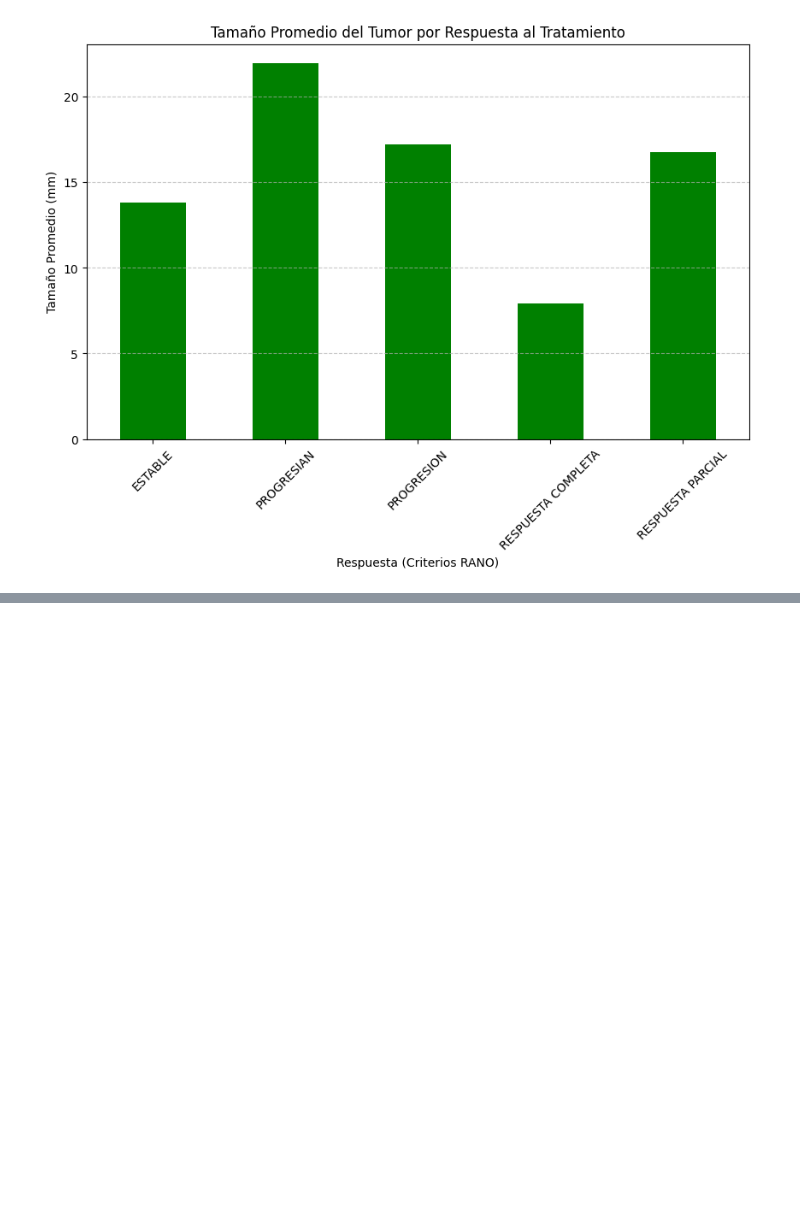
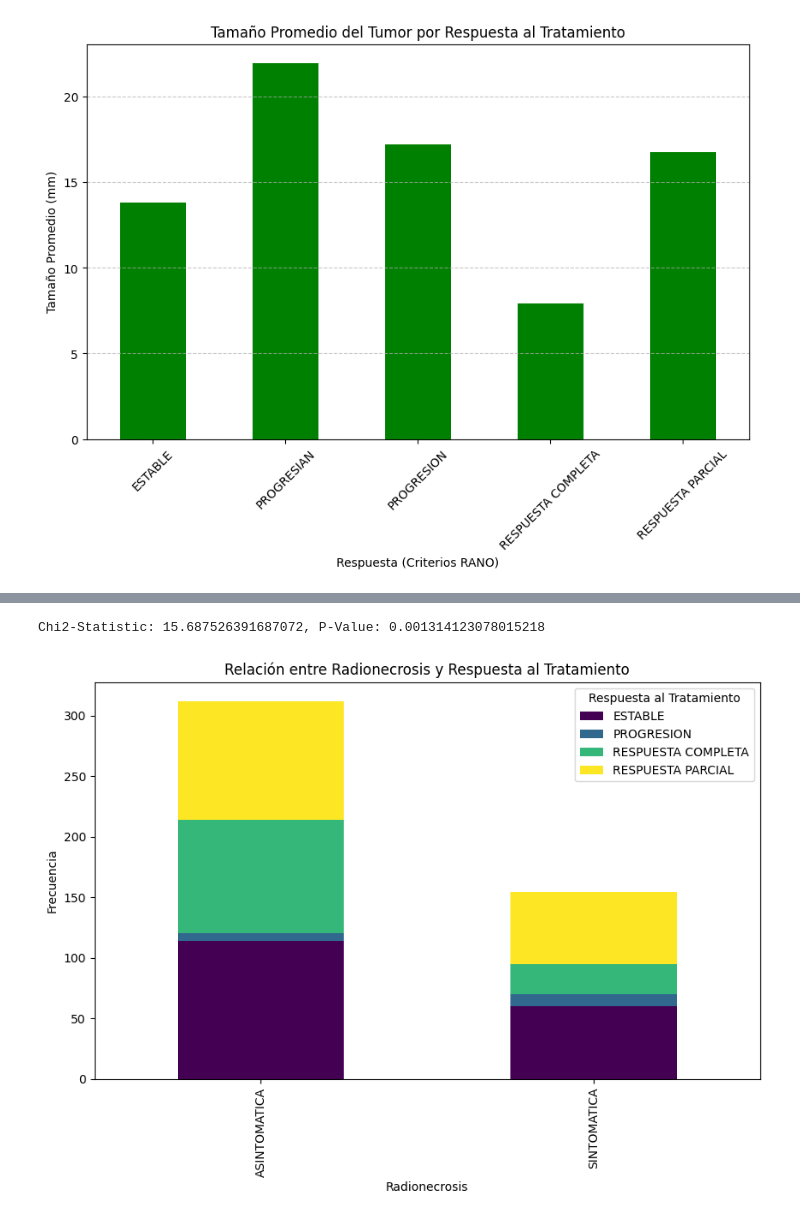
Before and after one commit to AngelTroncoso/TratamientoOncologico, a Jupyter notebook: Angel.ipynb, the cells around one changed output, grey strips where cells are left out. Saved outputs shown, nothing was run; the diff lists cells and outputs as text; code cells hidden in the pictures; blank space fills up the shorter version.

```diff
--- a/Angel.ipynb
+++ b/Angel.ipynb
@@ -594,0 +665,15 @@ RESPUESTA PARCIAL           15.500  21.900  61.0
+# %%
+# Comparación de proporciones
+tabla_radionecrosis = pd.crosstab(df['RADIONECROSIS'], df['RESPUESTA (CRITERIOS RANO)'])
+chi2, p_value, _, _ = chi2_contingency(tabla_radionecrosis)
+print(f"Chi2-Statistic: {chi2}, P-Value: {p_value}")
+# Gráfico de barras apiladas
+tabla_radionecrosis.plot(kind='bar', stacked=True, figsize=(10, 6), cmap='viridis')
+plt.title('Relación entre Radionecrosis y Respuesta al Tratamiento')
+plt.xlabel('Radionecrosis')
+plt.ylabel('Frecuencia')
+plt.legend(title='Respuesta al Tratamiento')
+plt.show()
+# %% [output]
+Chi2-Statistic: 15.687526391687072, P-Value: 0.001314123078015218
+[figure, added]
```
Also changed, not shown: parts of 9 cells of this notebook.
